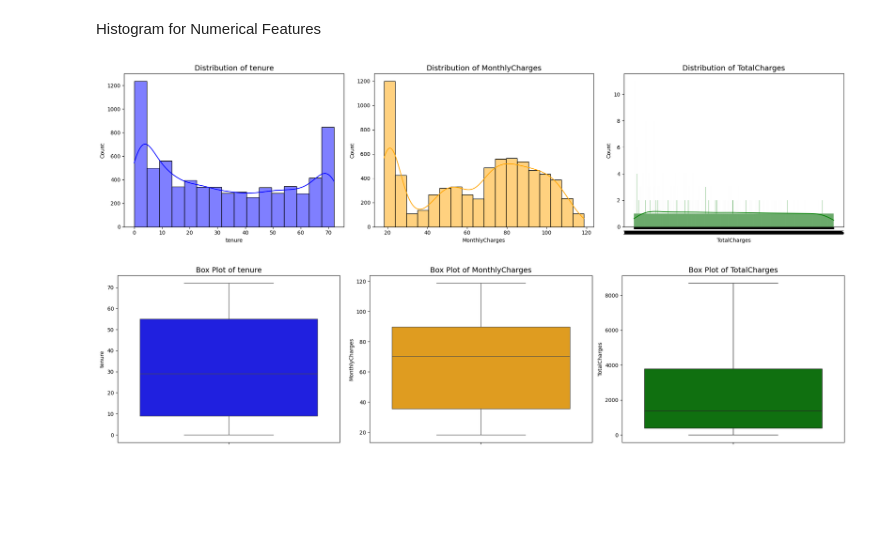
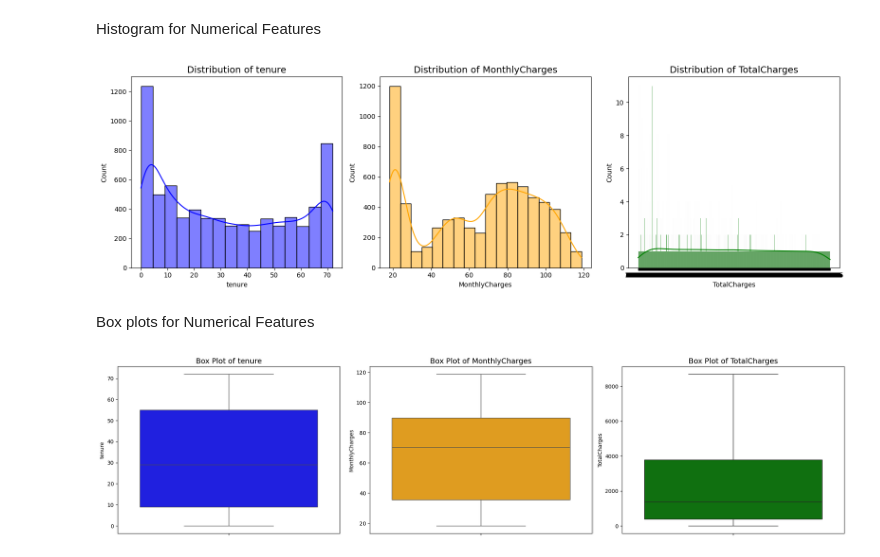
Before and after one commit to thruuuuuu/telco_churn_predict_model, a Jupyter notebook: notebooks/EDA.ipynb, the cells around one changed output. Cells and saved outputs as stored; diff of their text form; code cells hidden in the pictures; blank space fills up the shorter version.

```diff
--- a/notebooks/EDA.ipynb
+++ b/notebooks/EDA.ipynb
@@ -185,20 +229,22 @@ Histogram for Numerical Features
 # %%
 
 numerical_cols = ['tenure', 'MonthlyCharges', 'TotalCharges']
 
 # Subplots for 3 features
-fig, axes = plt.subplots(1, 3, figsize=(20, 5))
+fig, axes = plt.subplots(1, 3, figsize=(16, 5))
 colors = ['blue', 'orange', 'green']  # One color per feature
 
 # Loop through numerical features
 for i, col in enumerate(numerical_cols):
     sns.histplot(df[col], kde=True, ax=axes[i], color=colors[i])
     axes[i].set_title(f"Distribution of {col}", fontsize=14)
 
 plt.tight_layout()
 plt.show()
 # %% [output]
-[figure, old version]
+[figure, new version]
+# %% [markdown]
+Box plots for Numerical Features
 # %%
 
 import math
```
Also changed, not shown: parts of 9 cells of this notebook.
